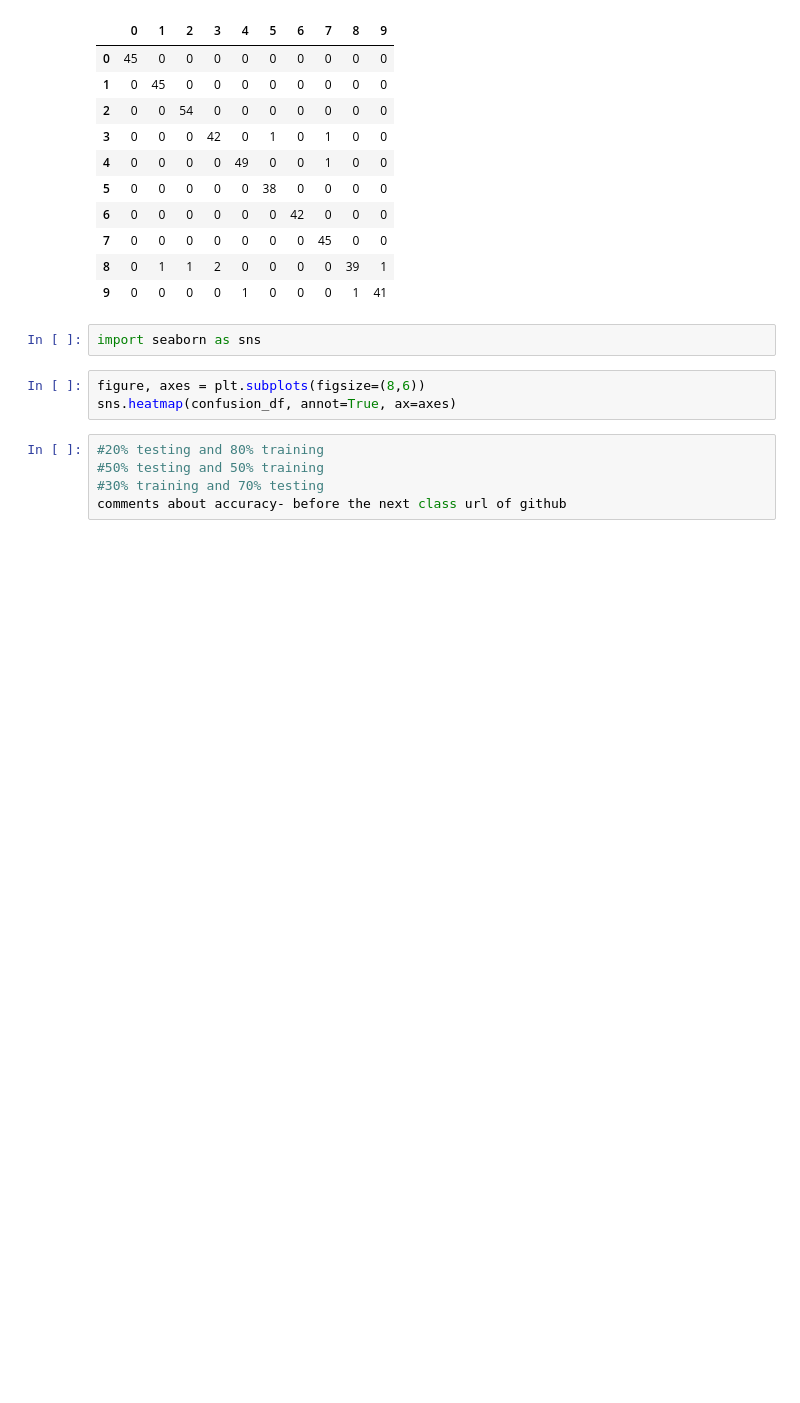
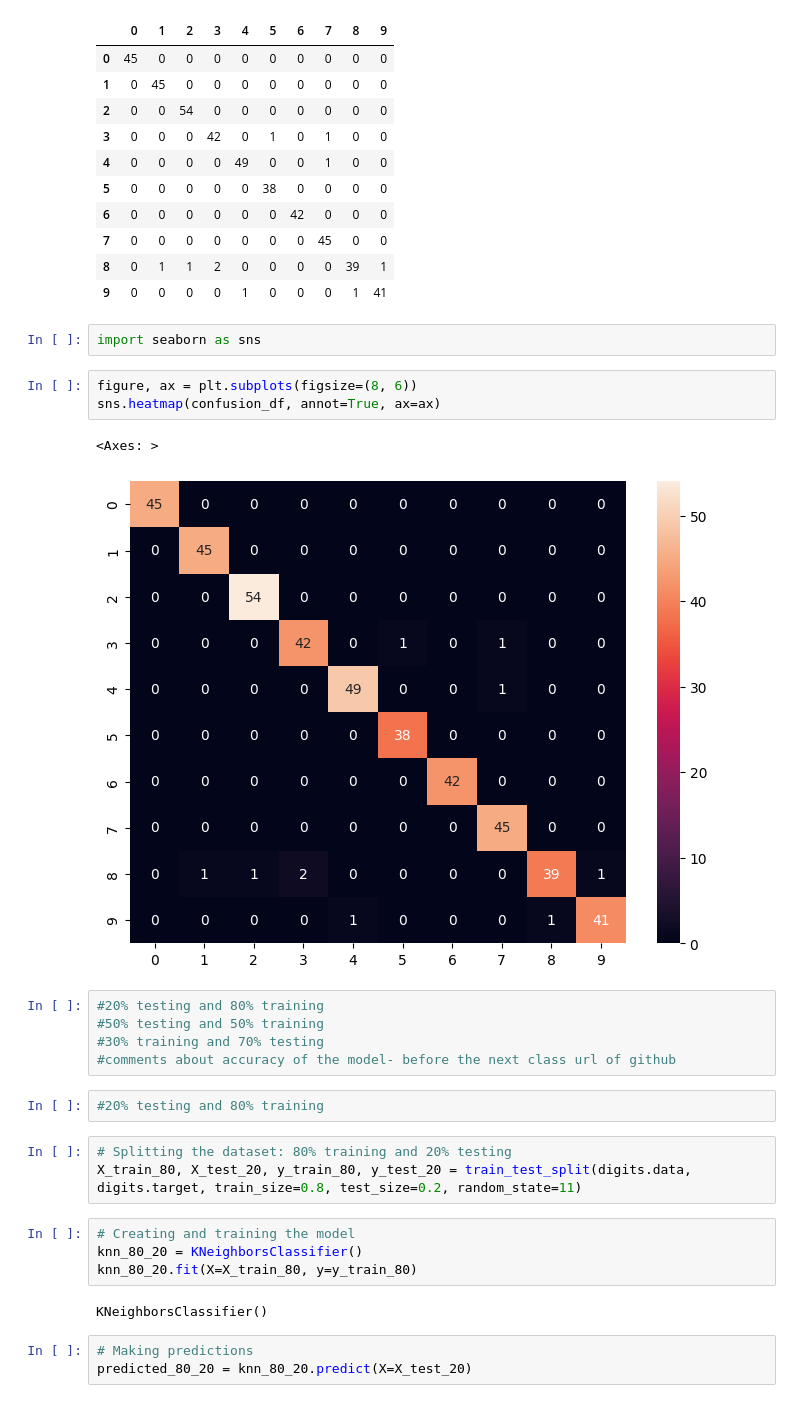
Before and after one commit to colmBandit/AnacondaML, a Jupyter notebook: KNearestNeighor.ipynb, the cells around one changed output. Drawn from its saved outputs; the diff is of its cells as text; blank space fills up the shorter version.

Commit message:
k-N nearest neighbor algorithm with update testing and training

```diff
--- a/KNearestNeighor.ipynb
+++ b/KNearestNeighor.ipynb
@@ -237,10 +237,27 @@ confusion_df
 # %%
 import seaborn as sns
 # %%
-figure, axes = plt.subplots(figsize=(8,6))
-sns.heatmap(confusion_df, annot=True, ax=axes)
+figure, ax = plt.subplots(figsize=(8, 6))
+sns.heatmap(confusion_df, annot=True, ax=ax)
+# %% [output]
+<Axes: >
+[figure, added]
 # %%
 #20% testing and 80% training
 #50% testing and 50% training
 #30% training and 70% testing
-comments about accuracy- before the next class url of github
+#comments about accuracy of the model- before the next class url of github
+# %%
+#20% testing and 80% training
+# %%
+# Splitting the dataset: 80% training and 20% testing
+X_train_80, X_test_20, y_train_80, y_test_20 = train_test_split(digits.data, digits.target, train_size=0.8, test_size=0.2, random_state=11)
+# %%
+# Creating and training the model
+knn_80_20 = KNeighborsClassifier()
+knn_80_20.fit(X=X_train_80, y=y_train_80)
+# %% [output]
+KNeighborsClassifier()
+# %%
+# Making predictions
+predicted_80_20 = knn_80_20.predict(X=X_test_20)
```
Also changed, not shown: parts of 35 cells of this notebook.
